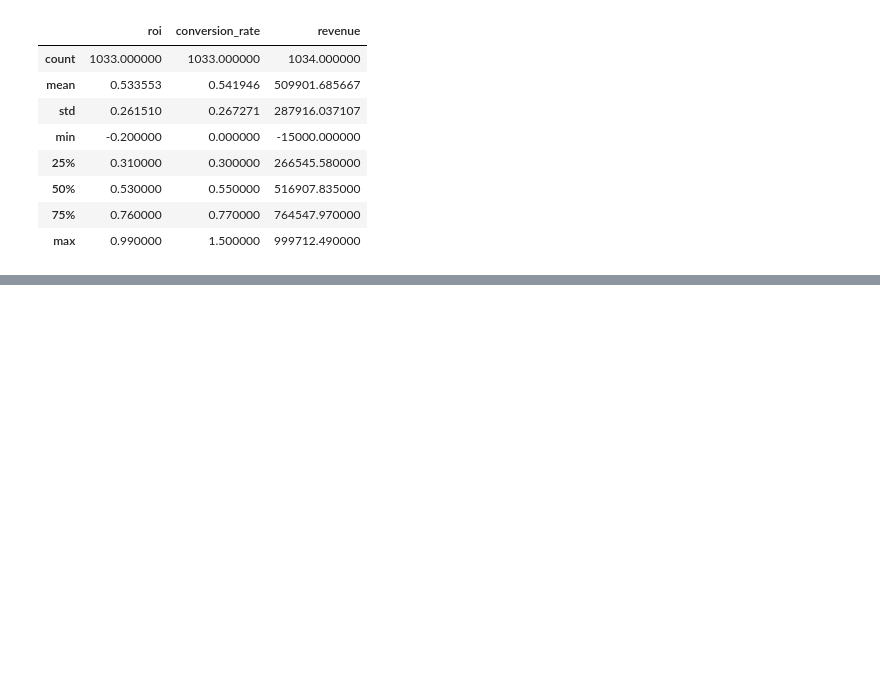
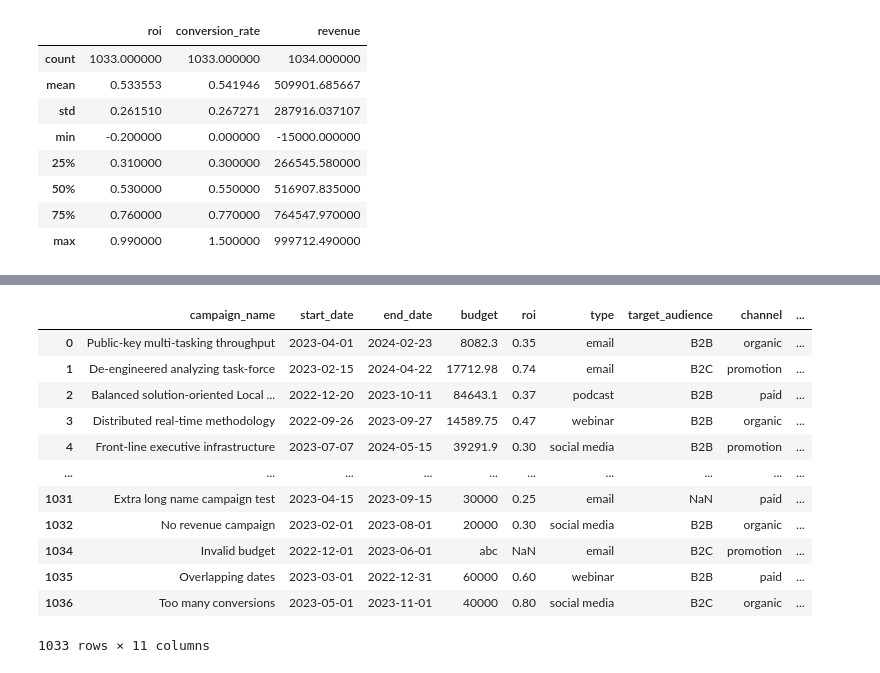
Before and after one commit to PabloBdL/Marketing, a Jupyter notebook: notebooks/preprocessing.ipynb, the cells around one changed output, grey strips where cells are left out. Drawn from its saved outputs; the diff is of its cells as text; code cells hidden in the pictures; blank space fills up the shorter version.

```diff
--- a/notebooks/preprocessing.ipynb
+++ b/notebooks/preprocessing.ipynb
@@ -104,0 +129,4 @@ Suma de registros con nulos: 21
+# %%
+# eliminar registros con un número de nulos mayor a 1
+df = df[df['num_nulls'] <= 1]
+df[df['num_nulls'] > 0]
@@ -104,0 +142,16 @@ Suma de registros con nulos: 21
+# %%
+df
+# %% [output]
+|  | campaign_name | start_date | end_date | budget | roi | type | target_audience | channel | ... |
+| 0 | Public-key multi-tasking throughput | 2023-04-01 | 2024-02-23 | 8082.3 | 0.35 | email | B2B | organic | ... |
+| 1 | De-engineered analyzing task-force | 2023-02-15 | 2024-04-22 | 17712.98 | 0.74 | email | B2C | promotion | ... |
+| 2 | Balanced solution-oriented Local ... | 2022-12-20 | 2023-10-11 | 84643.1 | 0.37 | podcast | B2B | paid | ... |
+| 3 | Distributed real-time methodology | 2022-09-26 | 2023-09-27 | 14589.75 | 0.47 | webinar | B2B | organic | ... |
+| 4 | Front-line executive infrastructure | 2023-07-07 | 2024-05-15 | 39291.9 | 0.30 | social media | B2B | promotion | ... |
+| ... | ... | ... | ... | ... | ... | ... | ... | ... | ... |
+| 1031 | Extra long name campaign test | 2023-04-15 | 2023-09-15 | 30000 | 0.25 | email | NaN | paid | ... |
+| 1032 | No revenue campaign | 2023-02-01 | 2023-08-01 | 20000 | 0.30 | social media | B2B | organic | ... |
+| 1034 | Invalid budget | 2022-12-01 | 2023-06-01 | abc | NaN | email | B2C | promotion | ... |
+| 1035 | Overlapping dates | 2023-03-01 | 2022-12-31 | 60000 | 0.60 | webinar | B2B | paid | ... |
+| 1036 | Too many conversions | 2023-05-01 | 2023-11-01 | 40000 | 0.80 | social media | B2C | organic | ... |
+1033 rows × 11 columns
```
Also changed, not shown: parts of 6 cells of this notebook.
